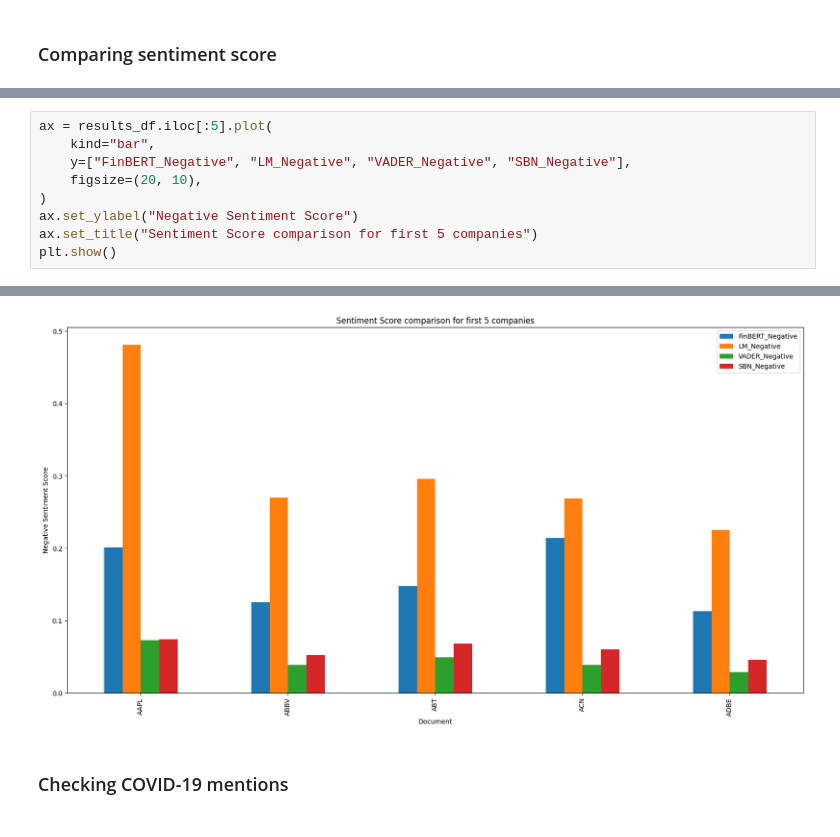
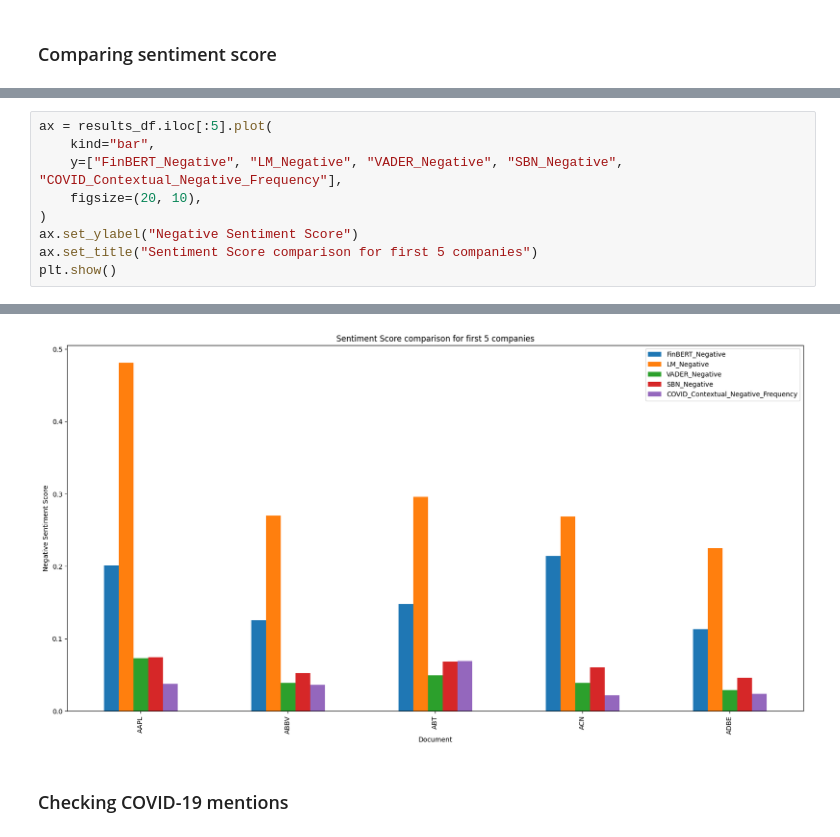
Before and after one commit to lakshyaag/INSY-669-Group-Project, a Jupyter notebook: sentiment_analysis.ipynb, the cells around one changed output, grey strips where cells are left out. Drawn from its saved outputs; the diff is of its cells as text.

```diff
--- a/sentiment_analysis.ipynb
+++ b/sentiment_analysis.ipynb
@@ -647,15 +647,15 @@ plt.show()
 # %%
 ax = results_df.iloc[:5].plot(
     kind="bar",
-    y=["FinBERT_Negative", "LM_Negative", "VADER_Negative", "SBN_Negative"],
+    y=["FinBERT_Negative", "LM_Negative", "VADER_Negative", "SBN_Negative", "COVID_Contextual_Negative_Frequency"],
     figsize=(20, 10),
 )
 ax.set_ylabel("Negative Sentiment Score")
 ax.set_title("Sentiment Score comparison for first 5 companies")
 plt.show()
 # %% [output]
 [interactive output not drawn]
-[figure, old version]
+[figure, new version]
 # %% [markdown]
 ### Checking COVID-19 mentions
 # %%
```
Also changed, not shown: parts of 2 cells of this notebook.
